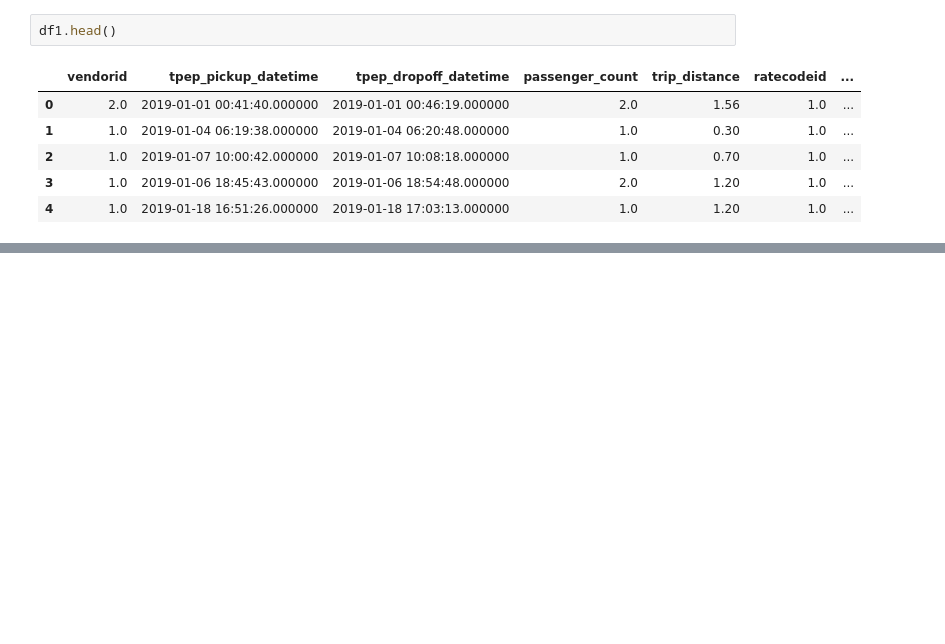
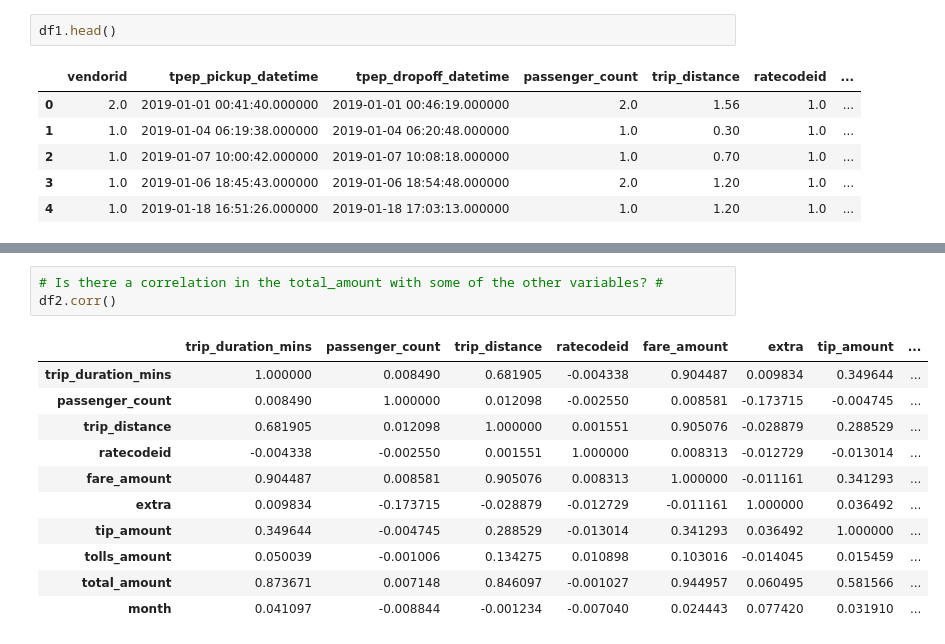
Before and after one commit to Martinee-v/TaxiNYC-EDA, a Jupyter notebook: python/EDA_taxis.ipynb, the cells around one changed output, grey strips where cells are left out. Drawn from its saved outputs; the diff is of its cells as text; blank space fills up the shorter version.

```diff
--- a/python/EDA_taxis.ipynb
+++ b/python/EDA_taxis.ipynb
@@ -189,0 +232,15 @@ _ = plt.ylabel("Monthly total incidents")
+# %%
+# Is there a correlation in the total_amount with some of the other variables? #
+df2.corr()
+# %% [output]
+|  | trip_duration_mins | passenger_count | trip_distance | ratecodeid | fare_amount | extra | tip_amount | ... |
+| trip_duration_mins | 1.000000 | 0.008490 | 0.681905 | -0.004338 | 0.904487 | 0.009834 | 0.349644 | ... |
+| passenger_count | 0.008490 | 1.000000 | 0.012098 | -0.002550 | 0.008581 | -0.173715 | -0.004745 | ... |
+| trip_distance | 0.681905 | 0.012098 | 1.000000 | 0.001551 | 0.905076 | -0.028879 | 0.288529 | ... |
+| ratecodeid | -0.004338 | -0.002550 | 0.001551 | 1.000000 | 0.008313 | -0.012729 | -0.013014 | ... |
+| fare_amount | 0.904487 | 0.008581 | 0.905076 | 0.008313 | 1.000000 | -0.011161 | 0.341293 | ... |
+| extra | 0.009834 | -0.173715 | -0.028879 | -0.012729 | -0.011161 | 1.000000 | 0.036492 | ... |
+| tip_amount | 0.349644 | -0.004745 | 0.288529 | -0.013014 | 0.341293 | 0.036492 | 1.000000 | ... |
+| tolls_amount | 0.050039 | -0.001006 | 0.134275 | 0.010898 | 0.103016 | -0.014045 | 0.015459 | ... |
+| total_amount | 0.873671 | 0.007148 | 0.846097 | -0.001027 | 0.944957 | 0.060495 | 0.581566 | ... |
+| month | 0.041097 | -0.008844 | -0.001234 | -0.007040 | 0.024443 | 0.077420 | 0.031910 | ... |
```
Also changed, not shown: parts of 10 cells of this notebook.
